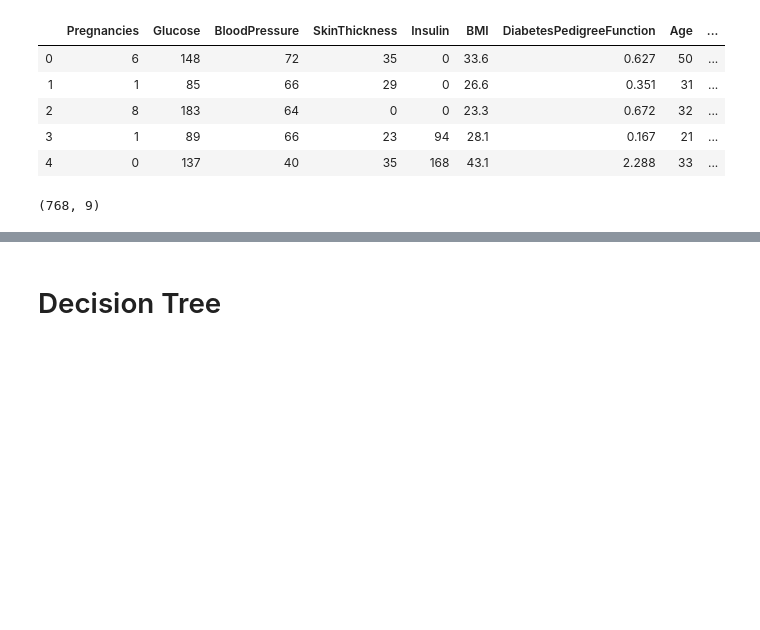
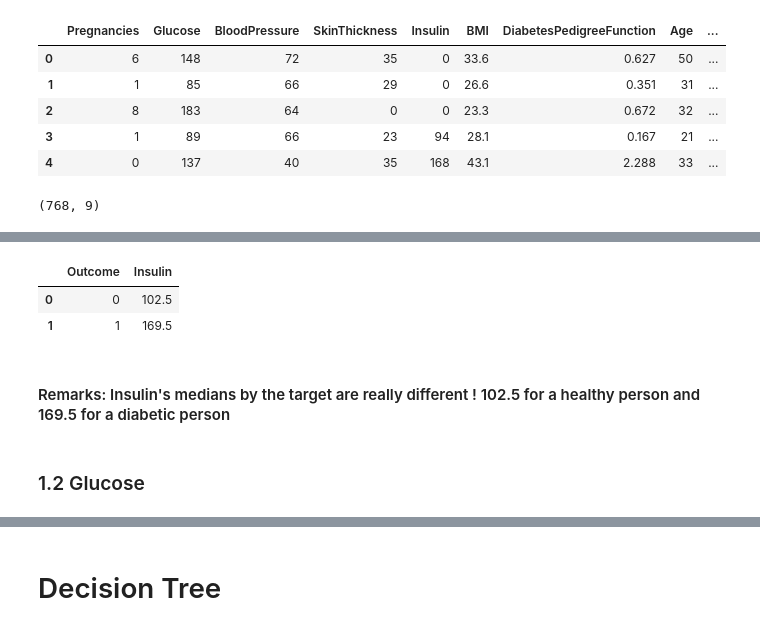
Before and after one commit to samiurprapon/DiabetesPrediction, a Jupyter notebook: S3 DT-NN-SVM.ipynb, the cells around one changed output, grey strips where cells are left out. Drawn from its saved outputs; the diff is of its cells as text; code cells hidden in the pictures; blank space fills up the shorter version.

```diff
--- a/S3 DT-NN-SVM.ipynb
+++ b/S3 DT-NN-SVM.ipynb
@@ -27,0 +225,5 @@ diabetes_data.shape
+# %%
+def median_target(var):
+    temp = data[data[var].notnull()]
+    temp = temp[[var, 'Outcome']].groupby(['Outcome'])[[var]].median().reset_index()
+    return temp
@@ -27,0 +253,6 @@ diabetes_data.shape
+# %%
+median_target('Insulin')
+# %% [output]
+|  | Outcome | Insulin |
+| 0 | 0 | 102.5 |
+| 1 | 1 | 169.5 |
@@ -27,0 +262,4 @@ diabetes_data.shape
+# %% [markdown]
+#### Remarks: Insulin's medians by the target are really different ! 102.5 for a healthy person and 169.5 for a diabetic person
+# %% [markdown]
+### 1.2 Glucose
```
Also changed, not shown: parts of 79 cells of this notebook, 1 other file.
